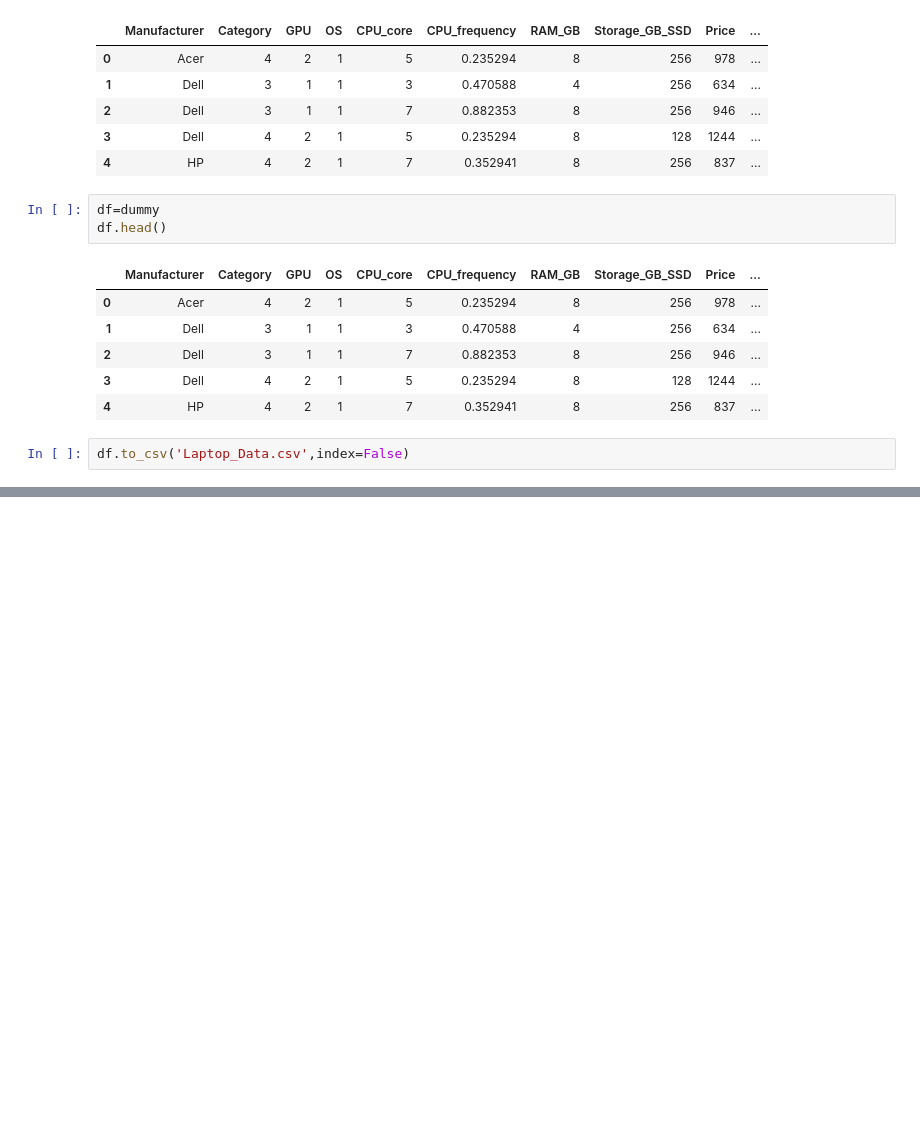
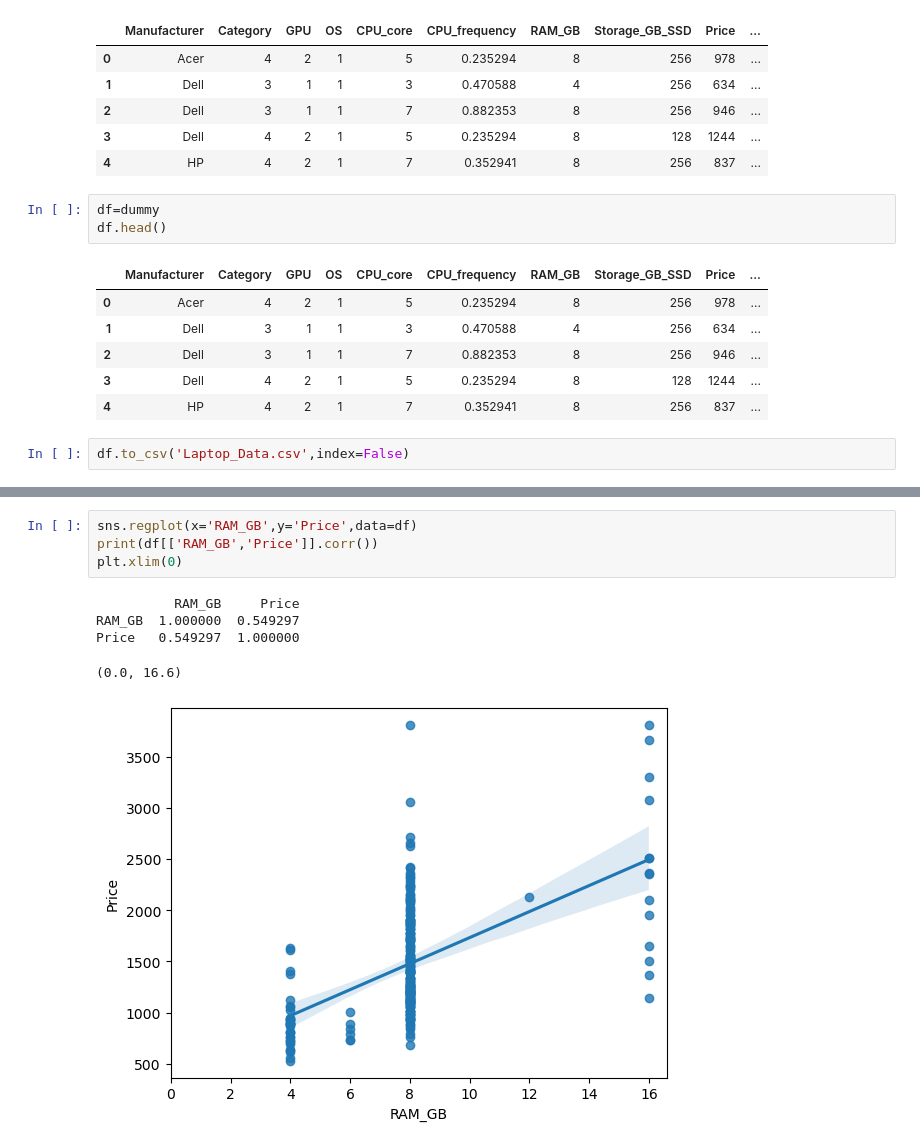
Before and after one commit to mynkchn/Drive-Into-Analysis, a Jupyter notebook: Laptop Data Analysis/laptop_data_analysis.ipynb, the cells around one changed output, grey strips where cells are left out. Saved outputs shown, nothing was run; the diff lists cells and outputs as text; blank space fills up the shorter version.

```diff
--- a/Laptop Data Analysis/laptop_data_analysis.ipynb
+++ b/Laptop Data Analysis/laptop_data_analysis.ipynb
@@ -211,0 +231,10 @@ df.to_csv('Laptop_Data.csv',index=False)
+# %%
+sns.regplot(x='RAM_GB',y='Price',data=df)
+print(df[['RAM_GB','Price']].corr())
+plt.xlim(0)
+# %% [output]
+          RAM_GB     Price
+RAM_GB  1.000000  0.549297
+Price   0.549297  1.000000
+(0.0, 16.6)
+[figure, added]
```
Also changed, not shown: parts of 8 cells of this notebook, 2 other files.
